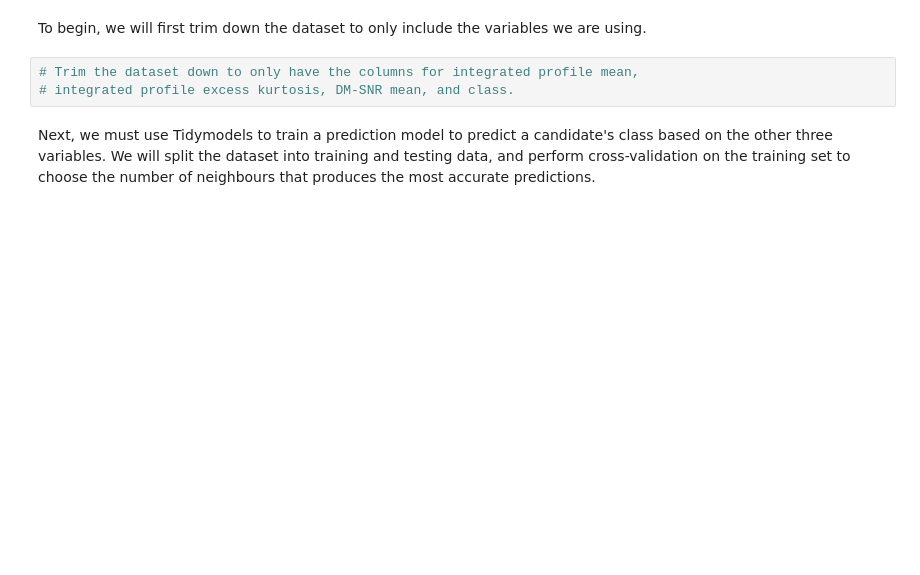
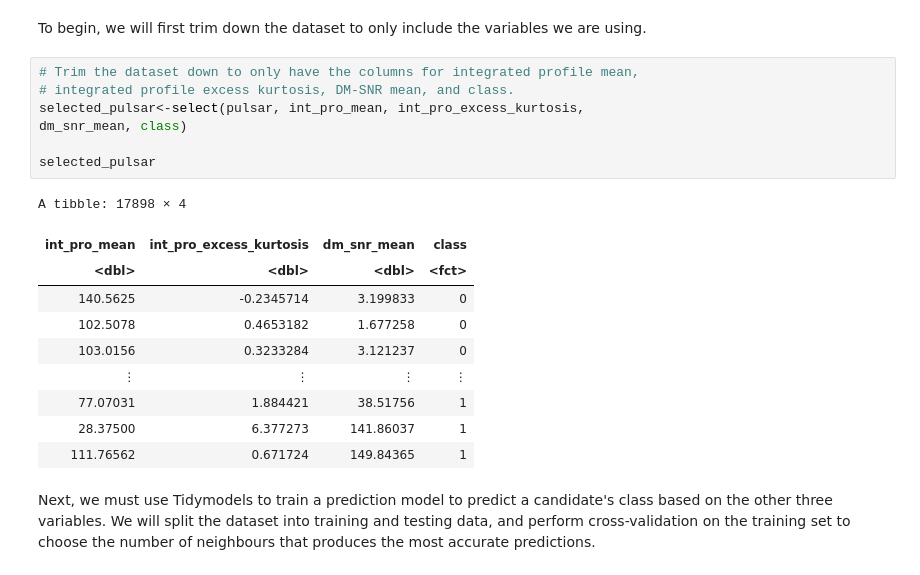
Before and after one commit to Kugelblitz64/dcsi100group19, a Jupyter notebook: dcsi100group19project.ipynb, the cells around one changed output. Drawn from its saved outputs; the diff is of its cells as text; blank space fills up the shorter version.

```diff
--- a/dcsi100group19project.ipynb
+++ b/dcsi100group19project.ipynb
@@ -97,5 +87,20 @@ To begin, we will first trim down the dataset to only include the variables we a
 # %%
 # Trim the dataset down to only have the columns for integrated profile mean,
 # integrated profile excess kurtosis, DM-SNR mean, and class.
+selected_pulsar<-select(pulsar, int_pro_mean, int_pro_excess_kurtosis,
+dm_snr_mean, class)
+
+selected_pulsar
+# %% [output]
+A tibble: 17898 × 4
+| int_pro_mean | int_pro_excess_kurtosis | dm_snr_mean | class |
+| <dbl> | <dbl> | <dbl> | <fct> |
+| 140.5625 | -0.2345714 | 3.199833 | 0 |
+| 102.5078 | 0.4653182 | 1.677258 | 0 |
+| 103.0156 | 0.3233284 | 3.121237 | 0 |
+| ⋮ | ⋮ | ⋮ | ⋮ |
+| 77.07031 | 1.884421 | 38.51756 | 1 |
+| 28.37500 | 6.377273 | 141.86037 | 1 |
+| 111.76562 | 0.671724 | 149.84365 | 1 |
 # %% [markdown]
 Next, we must use Tidymodels to train a prediction model to predict a candidate's class based on the other three variables. We will split the dataset into training and testing data, and perform cross-validation on the training set to choose the number of neighbours that produces the most accurate predictions.
```
Also changed, not shown: parts of 9 cells of this notebook.
